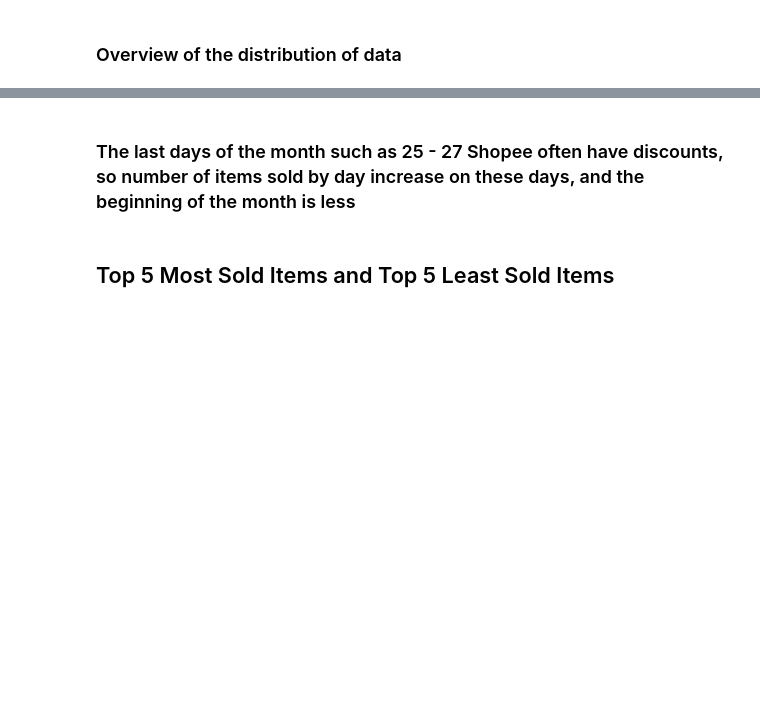
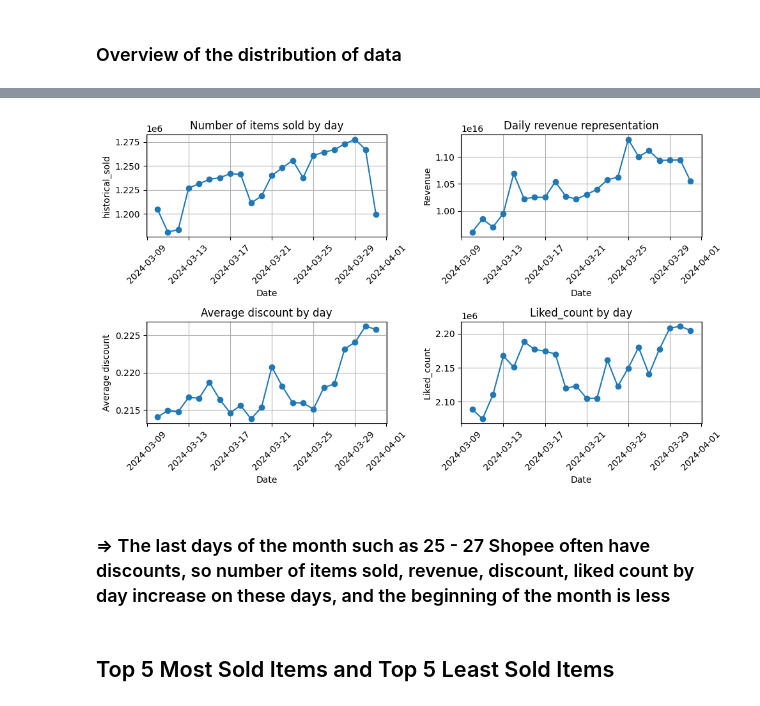
Before and after one commit to ntrami/DataGenius-Test, a Jupyter notebook: datagenius-test.ipynb, the cells around one changed output, grey strips where cells are left out. Cells and saved outputs as stored; diff of their text form; code cells hidden in the pictures; blank space fills up the shorter version.

```diff
--- a/datagenius-test.ipynb
+++ b/datagenius-test.ipynb
@@ -147,5 +162,51 @@ plt.show()
+# %%
+plt.figure(figsize=(10, 6))
+
+grouped_df = shopeeDf.groupby('Date')['historical_sold'].sum().reset_index()
+plt.subplot(2, 2, 1)
+plt.plot(grouped_df['Date'], grouped_df['historical_sold'], marker='o', linestyle='-')
+plt.title('Number of items sold by day')
+plt.xlabel('Date')
+plt.ylabel('historical_sold')
+plt.grid(True)
+plt.xticks(rotation=45)
+
+
+daily_revenue_df = shopeeDf.groupby('Date')['revenue'].sum().reset_index()
+plt.subplot(2, 2, 2)
+plt.plot(daily_revenue_df['Date'], daily_revenue_df['revenue'], marker='o', linestyle='-')
+plt.title('Daily revenue representation')
+plt.xlabel('Date')
+plt.ylabel('Revenue')
+plt.grid(True)
+plt.xticks(rotation=45)
+
+discount_by_date = shopeeDf.groupby('Date')['discount'].mean().reset_index()
+plt.subplot(2, 2, 3)
+plt.plot(discount_by_date['Date'], discount_by_date['discount'], marker='o', linestyle='-')
+plt.title('Average discount by day')
+plt.xlabel('Date')
+plt.ylabel('Average discount')
+plt.grid(True)
+plt.xticks(rotation=45)
+
+
+Likedcount_by_date = shopeeDf.groupby('Date')['liked_count'].sum().reset_index()
+plt.subplot(2, 2, 4)
+plt.plot(Likedcount_by_date['Date'], Likedcount_by_date['liked_count'], marker='o', linestyle='-')
+plt.title('Liked_count by day')
+plt.xlabel('Date')
+plt.ylabel('Liked_count')
+plt.grid(True)
+plt.xticks(rotation=45)
+
+# Hiển thị biểu đồ
+plt.tight_layout()
+plt.show()
+# %% [output]
+[figure, added]
 # %% [markdown]
-### The last days of the month such as 25 - 27 Shopee often have discounts, so number of items sold by day increase on these days, and the beginning of the month is less
+### => The last days of the month such as 25 - 27 Shopee often have discounts, so number of items sold, revenue, discount, liked count by day increase on these days, and the beginning of the month is less
 # %% [markdown]
 ## Top 5 Most Sold Items and Top 5 Least Sold Items
 # %%
```
Also changed, not shown: parts of 14 cells of this notebook.
